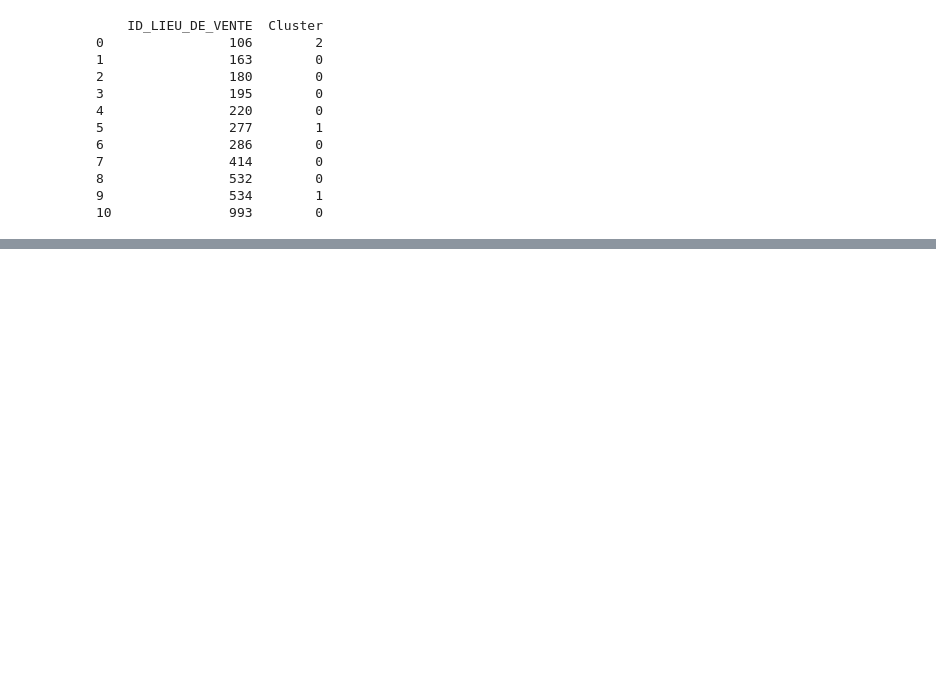
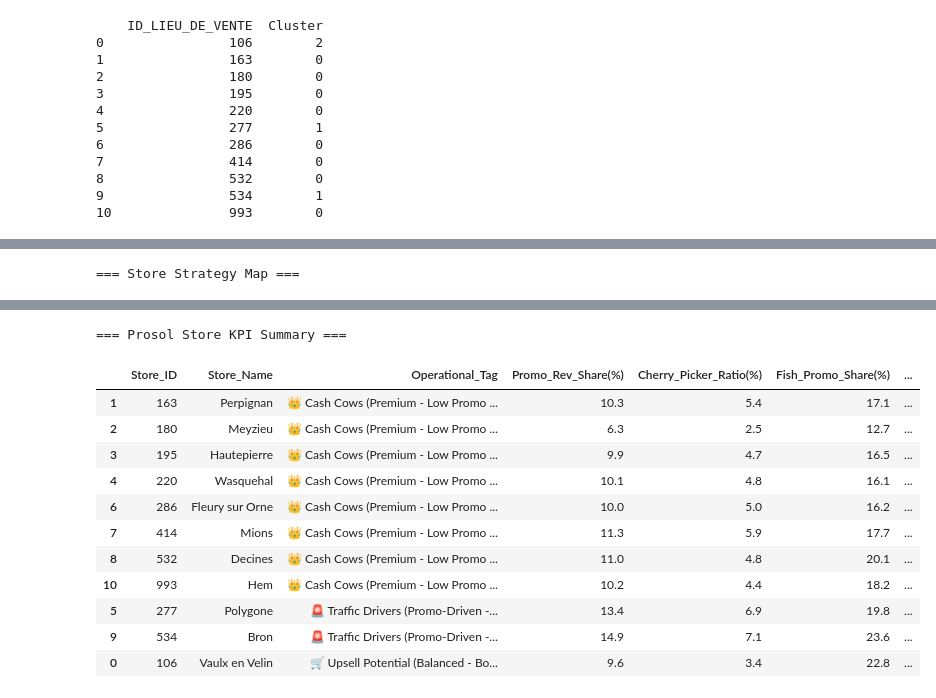
Before and after one commit to map1404/Sales-Data-Analysis, a Jupyter notebook: 08_Geographical_And_Promotional_Analysis.ipynb, the cells around one changed output, grey strips where cells are left out. Cells and saved outputs as stored; diff of their text form; code cells hidden in the pictures; blank space fills up the shorter version.

```diff
--- a/08_Geographical_Analysis.ipynb
+++ b/08_Geographical_And_Promotional_Analysis.ipynb
@@ -1275,56 +1193,86 @@ print(store_features[['ID_LIEU_DE_VENTE', 'Cluster']])
 # %%
-# 1. Extract geographic and name information of the 11 stores from the raw data (df_transactions)
+import folium
+from IPython.display import display
+
+# 1. Merge geographic information (store_features now includes F5)
 store_locations = df_transactions[['ID_LIEU_DE_VENTE', 'LB_DESIGNATION_LIEU_DE_VENTE', 'LB_VILLE', 'LATITUDE', 'LONGITUDE']].drop_duplicates()
-
-# 2. Merge the geographic information with the store_features (containing Cluster results)
 map_data = store_features.merge(store_locations, on='ID_LIEU_DE_VENTE', how='left')
 
-# 3. Define the "operational tags" and their corresponding "colors"
 cluster_config = {
     0: {'color': 'blue', 'icon': 'star', 'name': '👑 Cash Cows (Premium - Low Promo Dependency)'},
     1: {'color': 'red', 'icon': 'fire', 'name': '🚨 Traffic Drivers (Promo-Driven - High Cherry Pickers)'},
     2: {'color': 'green', 'icon': 'shopping-cart', 'name': '🛒 Upsell Potential (Balanced - Bought in Passing)'}
 }
 
-# 4. Create the Folium base map
+# 2. Generate the map (add F5 information to the Popup)
 center_lat = map_data['LATITUDE'].mean()
 center_lon = map_data['LONGITUDE'].mean()
-m = folium.Map(location=[center_lat, center_lon], zoom_start=6, tiles='CartoDB positron') # Use a light-colored basemap to make the markers stand out
+m = folium.Map(location=[center_lat, center_lon], zoom_start=6, tiles='CartoDB positron')
 
-# 5. Add markers for the 11 stores onto the map
 for idx, row in map_data.iterrows():
     cluster_id = row['Cluster']
     config = cluster_config[cluster_id]
 
-    # Design the detailed popup card that appears when a marker is clicked
     popup_html = f"""
     <div style="width: 250px; font-family: Arial, sans-serif;">
         <h4 style="margin-bottom: 5px; color: {config['color']};"><b>{row['LB_DESIGNATION_LIEU_DE_VENTE']}</b></h4>
         <p style="margin-top: 0; font-size: 14px; color: gray;">{row['LB_VILLE']}</p>
         <hr style="margin: 5px 0;">
         <b>Operational Tag:</b><br>{config['name']}<br><br>
         <b>Key KPIs:</b>
         <ul style="margin-top: 5px; padding-left: 20px;">
-            <li>Promo Revenue Share: <b>{row['F1_Promo_Rev_Share']*100:.1f}%</b></li>
-            <li>Cherry Picker Ratio: <b>{row['F2_Cherry_Picker_Ratio']*100:.1f}%</b></li>
+            <li>Promo Rev Share: <b>{row['F1_Promo_Rev_Share']*100:.1f}%</b></li>
+            <li>Cherry Pickers: <b>{row['F2_Cherry_Picker_Ratio']*100:.1f}%</b></li>
             <li>Avg Basket Value: <b>{row['F4_Avg_Basket_Value']:.1f} €</b></li>
+            <li>Avg Basket Units: <b>{row['F5_Avg_Basket_Units']:.1f} items</b></li>
         </ul>
     </div>
     """
-
     # Create the Marker
     folium.Marker(
         location=[row['LATITUDE'], row['LONGITUDE']],
         popup=folium.Popup(popup_html, max_width=300),
-        tooltip=f"Click to view {row['LB_VILLE']} store info", # Tooltip text when hovering over the marker
+        tooltip=f"{row['LB_VILLE']} | Avg Units: {row['F5_Avg_Basket_Units']:.1f} items",
         icon=folium.Icon(color=config['color'], icon=config['icon'], prefix='fa')
     ).add_to(m)
 
 
-# Save the map as a standalone HTML file
-m.save('prosol_store_strategy_map.html')
+print("=== Store Strategy Map ===")
+display(m)
 
-# 6. Display the map
-m
+# 3. Generate the final KPI summary report (includes F5)
+cluster_names = {k: v['name'] for k, v in cluster_config.items()}
+
+summary_table = map_data.copy()
+summary_table['Operational_Tag'] = summary_table['Cluster'].map(cluster_names)
+summary_table['Promo_Rev_Share(%)'] = (summary_table['F1_Promo_Rev_Share'] * 100).round(1)
+summary_table['Cherry_Picker_Ratio(%)'] = (summary_table['F2_Cherry_Picker_Ratio'] * 100).round(1)
+summary_table['Fish_Promo_Share(%)'] = (summary_table['F3_Fish_Promo_Share'] * 100).round(1)
+summary_table['Avg_Basket_Value(€)'] = summary_table['F4_Avg_Basket_Value'].round(2)
+summary_table['Avg_Basket_Units'] = summary_table['F5_Avg_Basket_Units'].round(1)
+
+final_display_table = summary_table[[
+    'ID_LIEU_DE_VENTE', 'LB_DESIGNATION_LIEU_DE_VENTE', 'Operational_Tag',
+    'Promo_Rev_Share(%)', 'Cherry_Picker_Ratio(%)', 'Fish_Promo_Share(%)',
+    'Avg_Basket_Value(€)', 'Avg_Basket_Units'
+]].rename(columns={'ID_LIEU_DE_VENTE': 'Store_ID', 'LB_DESIGNATION_LIEU_DE_VENTE': 'Store_Name'})
+
+final_display_table = final_display_table.sort_values('Operational_Tag')
+print("\n=== Prosol Store KPI Summary ===")
+display(final_display_table)
 # %% [output]
+=== Store Strategy Map ===
 [interactive output not drawn]
+=== Prosol Store KPI Summary ===
+|  | Store_ID | Store_Name | Operational_Tag | Promo_Rev_Share(%) | Cherry_Picker_Ratio(%) | Fish_Promo_Share(%) | ... |
+| 1 | 163 | Perpignan | 👑 Cash Cows (Premium - Low Promo ... | 10.3 | 5.4 | 17.1 | ... |
+| 2 | 180 | Meyzieu | 👑 Cash Cows (Premium - Low Promo ... | 6.3 | 2.5 | 12.7 | ... |
+| 3 | 195 | Hautepierre | 👑 Cash Cows (Premium - Low Promo ... | 9.9 | 4.7 | 16.5 | ... |
+| 4 | 220 | Wasquehal | 👑 Cash Cows (Premium - Low Promo ... | 10.1 | 4.8 | 16.1 | ... |
+| 6 | 286 | Fleury sur Orne | 👑 Cash Cows (Premium - Low Promo ... | 10.0 | 5.0 | 16.2 | ... |
+| 7 | 414 | Mions | 👑 Cash Cows (Premium - Low Promo ... | 11.3 | 5.9 | 17.7 | ... |
+| 8 | 532 | Decines | 👑 Cash Cows (Premium - Low Promo ... | 11.0 | 4.8 | 20.1 | ... |
+| 10 | 993 | Hem | 👑 Cash Cows (Premium - Low Promo ... | 10.2 | 4.4 | 18.2 | ... |
+| 5 | 277 | Polygone | 🚨 Traffic Drivers (Promo-Driven -... | 13.4 | 6.9 | 19.8 | ... |
+| 9 | 534 | Bron | 🚨 Traffic Drivers (Promo-Driven -... | 14.9 | 7.1 | 23.6 | ... |
+| 0 | 106 | Vaulx en Velin | 🛒 Upsell Potential (Balanced - Bo... | 9.6 | 3.4 | 22.8 | ... |
```
Also changed, not shown: parts of 52 cells of this notebook, 14 other files.
